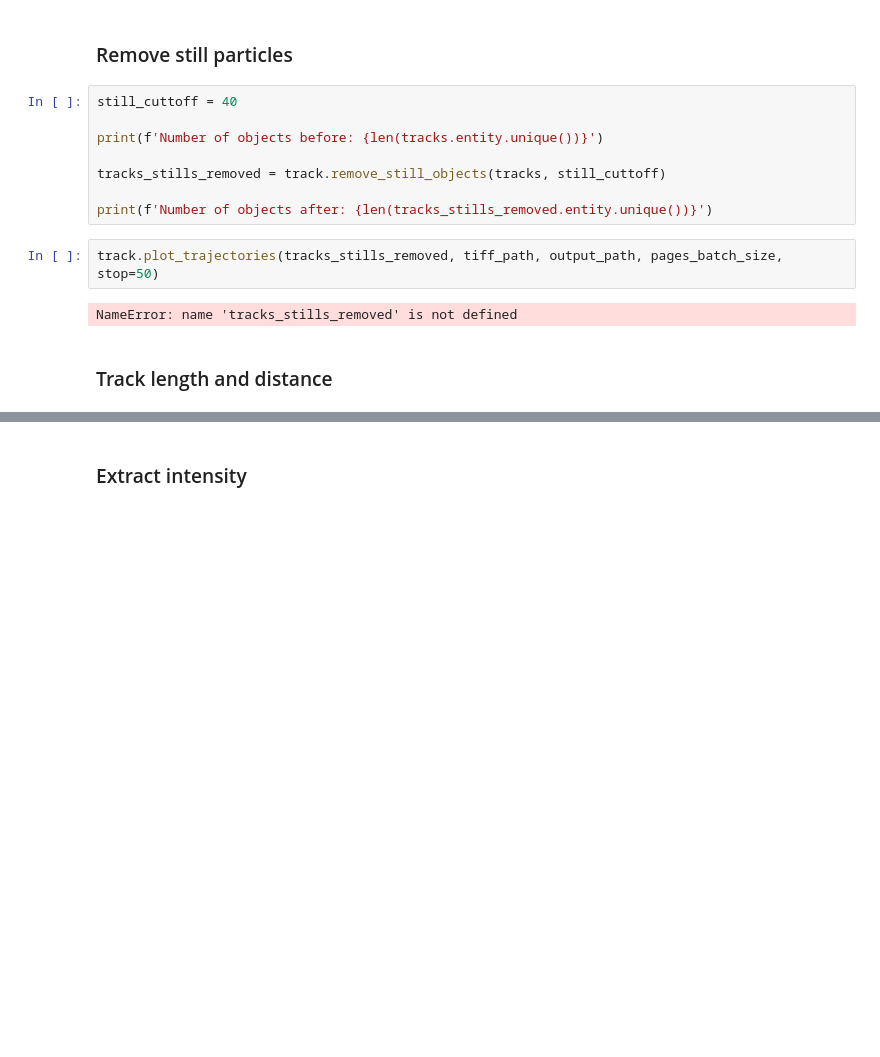
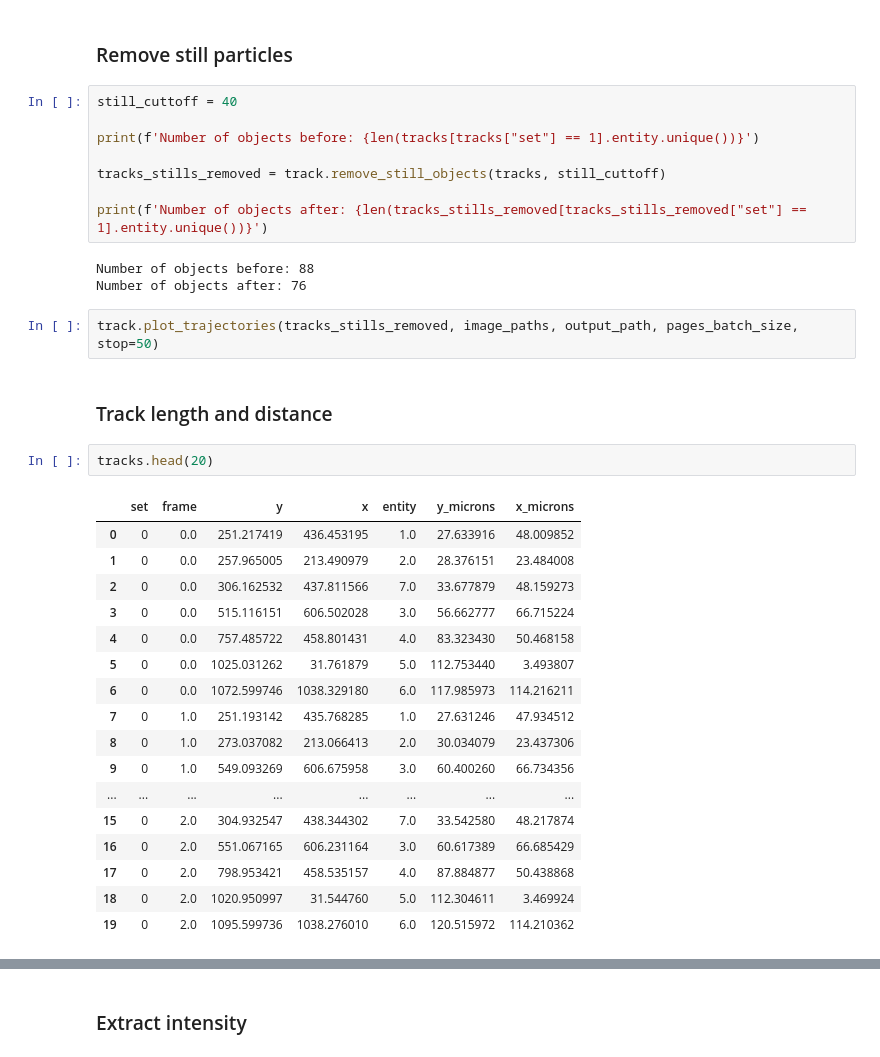
Before and after one commit to GideonJagen/EV-MAGIK, a Jupyter notebook: notebooks/inference.ipynb, the cells around one changed output, grey strips where cells are left out. Saved outputs shown, nothing was run; the diff lists cells and outputs as text; blank space fills up the shorter version.

```diff
--- a/notebooks/inference.ipynb
+++ b/notebooks/inference.ipynb
@@ -222,17 +223,38 @@ tracks.head(20)
 # %%
 still_cuttoff = 40
 
-print(f'Number of objects before: {len(tracks.entity.unique())}')
+print(f'Number of objects before: {len(tracks[tracks["set"] == 1].entity.unique())}')
 
 tracks_stills_removed = track.remove_still_objects(tracks, still_cuttoff)
 
-print(f'Number of objects after: {len(tracks_stills_removed.entity.unique())}')
+print(f'Number of objects after: {len(tracks_stills_removed[tracks_stills_removed["set"] == 1].entity.unique())}')
+# %% [output]
+Number of objects before: 88
+Number of objects after: 76
 # %%
-track.plot_trajectories(tracks_stills_removed, tiff_path, output_path, pages_batch_size, stop=50)
+track.plot_trajectories(tracks_stills_removed, image_paths, output_path, pages_batch_size, stop=50)
-# %% [output]
-NameError: name 'tracks_stills_removed' is not defined
 # %% [markdown]
 ### Track length and distance
+# %%
+tracks.head(20)
+# %% [output]
+|  | set | frame | y | x | entity | y_microns | x_microns |
+| 0 | 0 | 0.0 | 251.217419 | 436.453195 | 1.0 | 27.633916 | 48.009852 |
+| 1 | 0 | 0.0 | 257.965005 | 213.490979 | 2.0 | 28.376151 | 23.484008 |
+| 2 | 0 | 0.0 | 306.162532 | 437.811566 | 7.0 | 33.677879 | 48.159273 |
+| 3 | 0 | 0.0 | 515.116151 | 606.502028 | 3.0 | 56.662777 | 66.715224 |
+| 4 | 0 | 0.0 | 757.485722 | 458.801431 | 4.0 | 83.323430 | 50.468158 |
+| 5 | 0 | 0.0 | 1025.031262 | 31.761879 | 5.0 | 112.753440 | 3.493807 |
+| 6 | 0 | 0.0 | 1072.599746 | 1038.329180 | 6.0 | 117.985973 | 114.216211 |
+| 7 | 0 | 1.0 | 251.193142 | 435.768285 | 1.0 | 27.631246 | 47.934512 |
+| 8 | 0 | 1.0 | 273.037082 | 213.066413 | 2.0 | 30.034079 | 23.437306 |
+| 9 | 0 | 1.0 | 549.093269 | 606.675958 | 3.0 | 60.400260 | 66.734356 |
+| ... | ... | ... | ... | ... | ... | ... | ... |
+| 15 | 0 | 2.0 | 304.932547 | 438.344302 | 7.0 | 33.542580 | 48.217874 |
+| 16 | 0 | 2.0 | 551.067165 | 606.231164 | 3.0 | 60.617389 | 66.685429 |
+| 17 | 0 | 2.0 | 798.953421 | 458.535157 | 4.0 | 87.884877 | 50.438868 |
+| 18 | 0 | 2.0 | 1020.950997 | 31.544760 | 5.0 | 112.304611 | 3.469924 |
+| 19 | 0 | 2.0 | 1095.599736 | 1038.276010 | 6.0 | 120.515972 | 114.210362 |
 # %%
 tracks = tracks_stills_removed
 tracks = track.distance_traveled(tracks)
```
Also changed, not shown: parts of 7 cells of this notebook, 1 other file.
